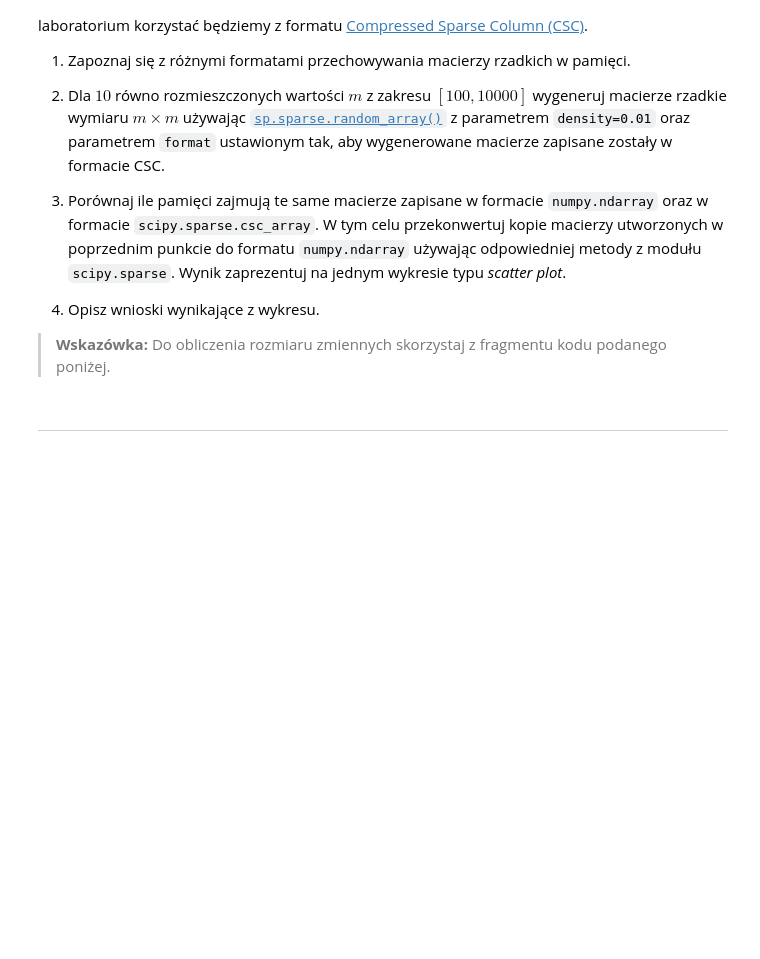
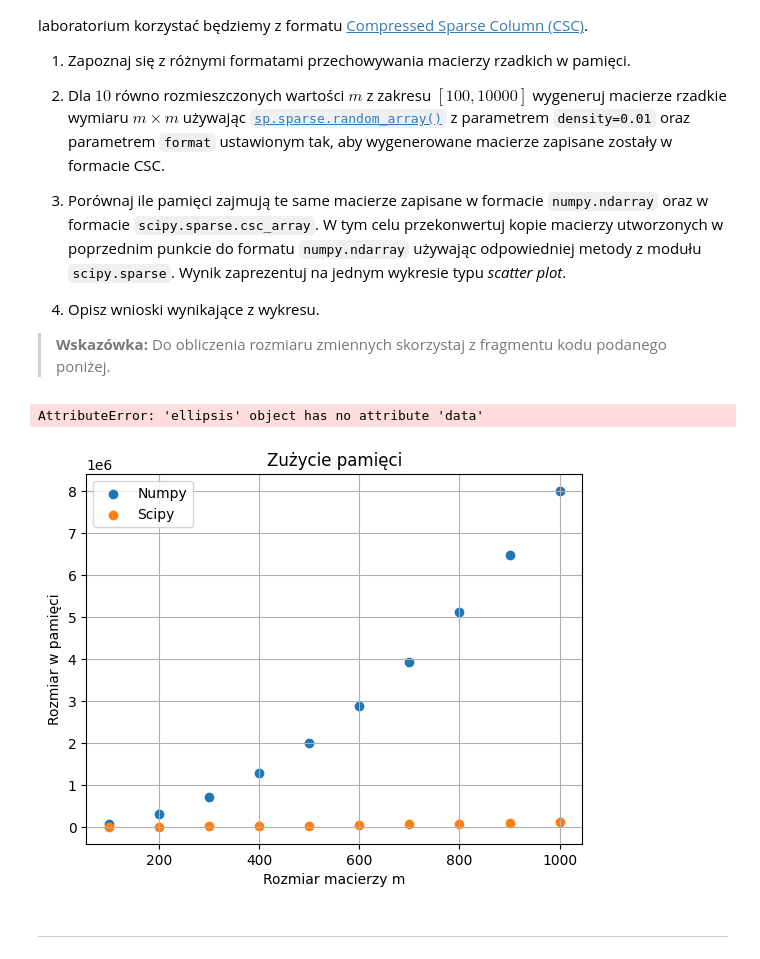
Before and after one commit to MN-KJ-2025/lab-6-sparse-matrix-turbokoxpl, a Jupyter notebook: sprawozdanie.ipynb, the cells around one changed output. Cells and saved outputs as stored; diff of their text form; code cells hidden in the pictures; blank space fills up the shorter version.

```diff
--- a/sprawozdanie.ipynb
+++ b/sprawozdanie.ipynb
@@ -74,18 +72,46 @@ W macierzach rzadkich większość elementów jest zerami, więc przechowywanie
 > **Wskazówka:** Do obliczenia rozmiaru zmiennych skorzystaj z fragmentu kodu podanego poniżej.
 # %%
 # Fragment kodu wyznaczający ilość zużycia pamięci przez macierze (w bajtach).
-n: np.ndarray = ...
-n_memory_size = n.nbytes
+n: np.ndarray
 
 s: sp.sparse.csc_array = ...
 s_memory_size = s.data.nbytes + s.indices.nbytes + s.indptr.nbytes
+# %% [output]
+AttributeError: 'ellipsis' object has no attribute 'data'
-# %%
-# ===== Twoja implementacja tutaj =====
-n: np.ndarray = ...
-n_memory_size = n.nbytes
-
-s: sp.sparse.csc_array = ...
-s_memory_size = s.data.nbytes + s.indices.nbytes + s.indptr.nbytes
+# %%
+# ===== Twoja implementacja tutaj =====
+import numpy as np
+import scipy as sp
+import matplotlib.pyplot as plt
+
+M = np.linspace(100,1000,10,dtype=int)
+
+
+dense_memory_sizes = []
+sparse_memory_sizes = []
+
+for m in M:
+    s: sp.sparse.csc_array = sp.sparse.random_array((m, m),density=0.01,format="csc")
+    n: np.ndarray =s.toarray()
+    n_memory_size = n.nbytes
+    dense_memory_sizes.append(n_memory_size)
+    s_memory_size = s.data.nbytes + s.indices.nbytes + s.indptr.nbytes
+
+    sparse_memory_sizes.append(s_memory_size)
+
+
+
+plt.figure()
+plt.scatter(M ,dense_memory_sizes, label="Numpy")
+plt.scatter(M ,sparse_memory_sizes, label="Scipy")
+plt.xlabel("Rozmiar macierzy m")
+plt.ylabel("Rozmiar w pamięci")
+plt.title("Zużycie pamięci")
+plt.legend()
+plt.grid()
+plt.show()
+# %% [output]
+[figure, added]
 # %% [markdown]
 ---
 # %% [markdown]
```
Also changed, not shown: parts of 5 cells of this notebook, 1 other file.
